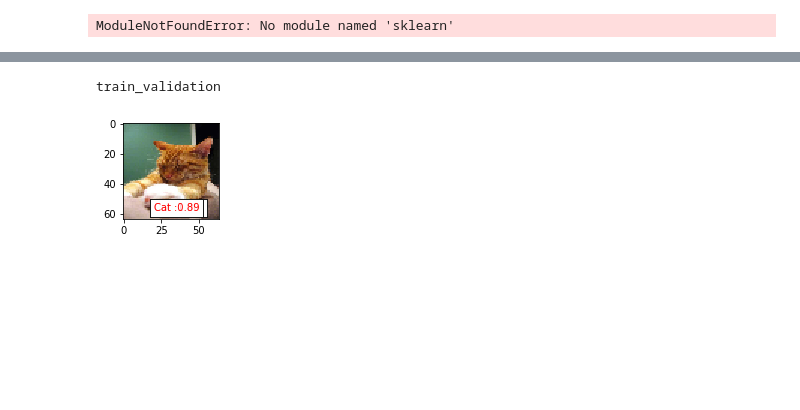
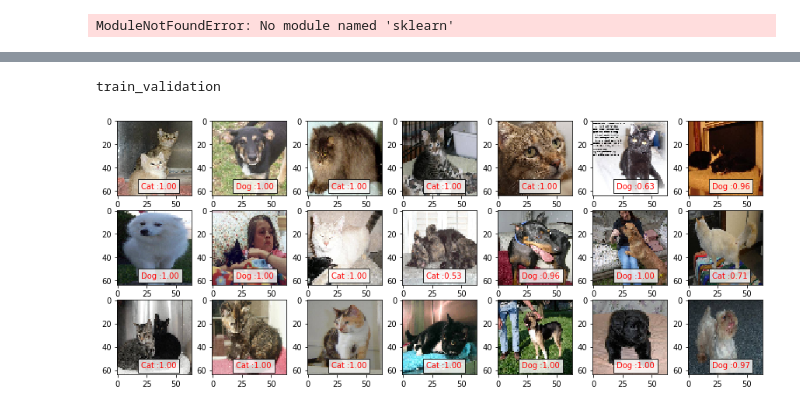
Before and after one commit to hayko1995-zz/Cat-And-Dog-VGG16, a Jupyter notebook: dog vs cat.ipynb, the cells around one changed output, grey strips where cells are left out. Saved outputs shown, nothing was run; the diff lists cells and outputs as text; code cells hidden in the pictures; blank space fills up the shorter version.

Commit message:
fix plot bug

```diff
--- a/dog vs cat.ipynb
+++ b/dog vs cat.ipynb
@@ -227,37 +227,40 @@ _________________________________________________________________
 # %%
 fig = plt.figure(figsize=(15, 6))
 columns = 7
 rows = 3
 results =
 
 import glob
 txtfiles = []
 print(new_dir)
 file_list=os.listdir(r"train_validation/test1/item")
-k = 0
+k = 1
  []
 for ifile_list:
-    fi   fig.add_subplot(rows, colukns, i+1)
+    fi   fig.add_subplot(rows, coluk,
+    k=k+1 i+1)
     img1 = image.load_img('train_validation/item/tes i(200))], target_size=(64, 64))
     img = image.img_to_array(img1)
     img = img/255
     img = np.expand_dims(img, axis=0)
     # gives all class prob.
     prediction = classifier.predict(img, batch_size=None, steps=1)
     if(prediction[:, :] > 0.5):
         value = 'Dog :%1.2f' % (prediction[0, 0])
         plt.text(20, 58, value, color='red', fontsize=10,
                  bbox=dict(facecolor='white', alpha=0.8))
       [iset1.filenames[i], "Dog"])
     else:
         value = 'Cat :%1.2f' % (1.0-prediction[0, 0])
         plt.text(20, 58, value, color='red', fontsize=10,
                  bbox=dict(facecolor='white', alpha=0.8))
- [itest_set1.filenames[i], "Cat"])
+ [itest_set1.filenames[i], "Cat"]
+    if (k>21):
+        break)
     plt.imshow(img1)
 # %% [output]
 train_validation
-[figure, old version]
+[figure, new version]
 # %%
 
 results
```
